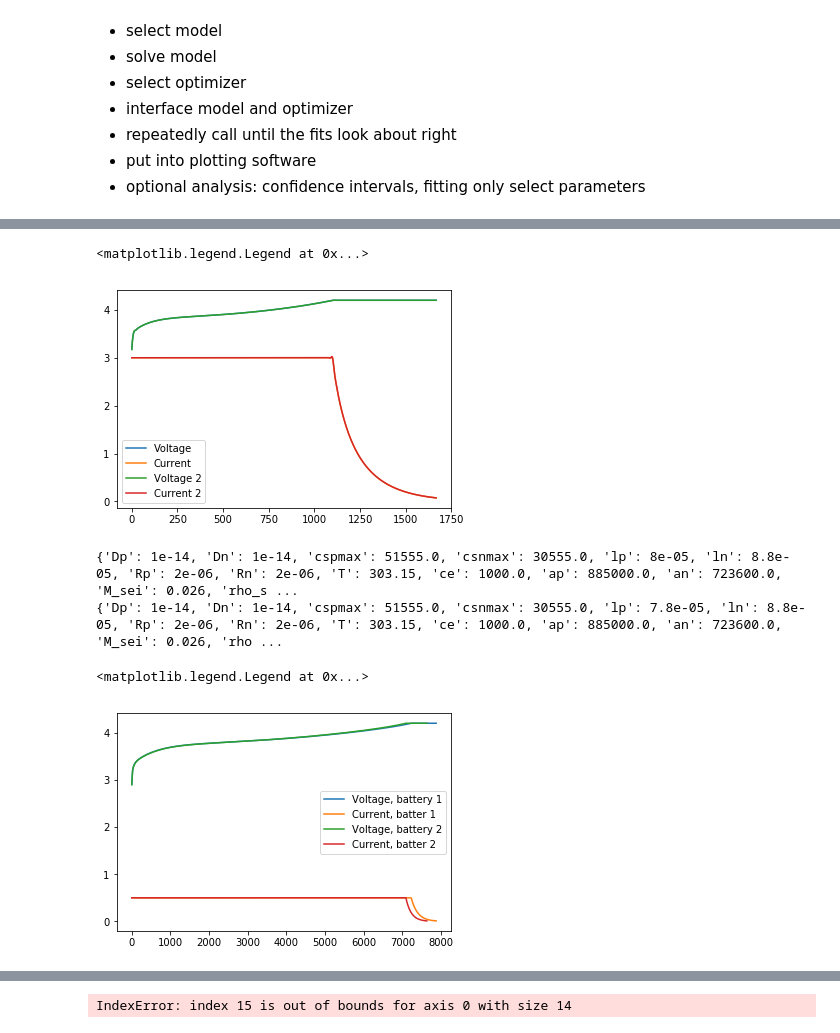
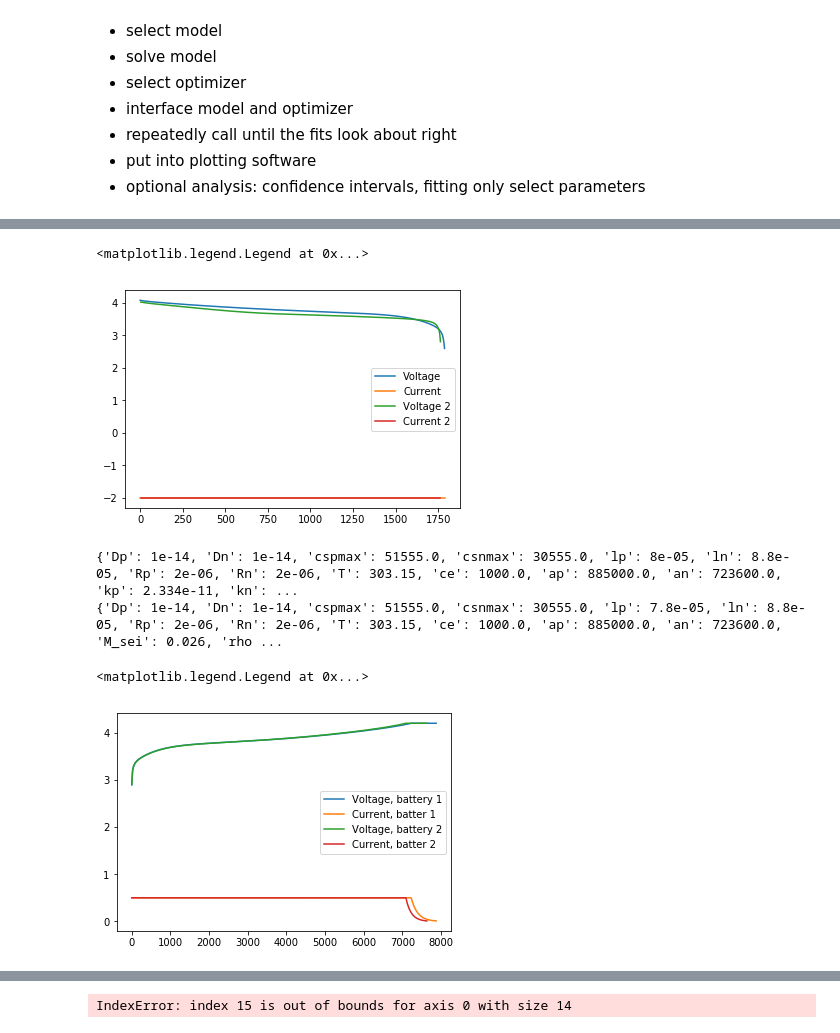
Before and after one commit to nealde/Ampere, a Jupyter notebook: Batt500_demo.ipynb, the cells around one changed output, grey strips where cells are left out. Drawn from its saved outputs; the diff is of its cells as text; code cells hidden in the pictures.

```diff
--- a/Batt500_demo.ipynb
+++ b/Batt500_demo.ipynb
@@ -108,0 +137,15 @@ print(spm1.discharge_ICs)
+# %%
+# look at SEI SPM model
+spm1 = SingleParticleFDSEI()
+cycle_0 = spm1.discharge(current=5.0)
+spm1.charge(current=1.0)
+print(spm1.current_state)
+# cycle_0 = spm1.cycle()
+for i in range(1000):
+    spm1.discharge(current=5.0, from_current_state=True)
+    spm1.charge(current=5.0, from_current_state=True)
+print(spm1.current_state)
+
+cycle_101 = spm1.discharge(current=5.0, from_current_state=True)
+plt.plot(cycle_0[0], cycle_0[1])
+plt.plot(cycle_101[0], cycle_101[1])
@@ -109,23 +177,24 @@ print(spm1.discharge_ICs)
 # %%
 import time
 st = time.time()
 # for i in range(500):
-data = spm1.charge(current=3.0, trim=True)
-spm2 = SingleParticleFDSEI()
-data2 = spm2.charge(current=3.0, trim=True)
-# print(data.curr)
-# print(spm1.current_state)
-# data = spm1.discharge(current=1.0, trim=True, from_current_state=True)
+data = spm1.discharge(current=2.0, trim=True)
+rim=True, from_current_state=True)
 # print((time.time()-st)/500)
 plt.plot(data[0], data[1], label = 'Voltage')
 plt.plot(data[0], data[2], label = 'Current')
 
+# plt.plot(data2[0], data2[1], label = 'Voltage 2')
+# plt.plot(data2[0], data2[2], label = 'Current 2')
+
 plt.plot(data2[0], data2[1], label = 'Voltage 2')
 plt.plot(data2[0], data2[2], label = 'Current 2')
+
+
 plt.legend()
 # %% [output]
 <matplotlib.legend.Legend at 0x...>
-[figure, old version]
+[figure, new version]
 # %%
 # generate experimental data with some set of parameters
 
@@ -153,7 +222,7 @@ plt.plot(data2[0], data2[2], label='Current, batter 2')
 
 plt.legend()
 # %% [output]
-{'Dp': 1e-14, 'Dn': 1e-14, 'cspmax': 51555.0, 'csnmax': 30555.0, 'lp': 8e-05, 'ln': 8.8e-05, 'Rp': 2e-06, 'Rn': 2e-06, 'T': 303.15, 'ce': 1000.0, 'ap': 885000.0, 'an': 723600.0, 'M_sei': 0.026, 'rho_s ...
+{'Dp': 1e-14, 'Dn': 1e-14, 'cspmax': 51555.0, 'csnmax': 30555.0, 'lp': 8e-05, 'ln': 8.8e-05, 'Rp': 2e-06, 'Rn': 2e-06, 'T': 303.15, 'ce': 1000.0, 'ap': 885000.0, 'an': 723600.0, 'kp': 2.334e-11, 'kn': ...
 {'Dp': 1e-14, 'Dn': 1e-14, 'cspmax': 51555.0, 'csnmax': 30555.0, 'lp': 7.8e-05, 'ln': 8.8e-05, 'Rp': 2e-06, 'Rn': 2e-06, 'T': 303.15, 'ce': 1000.0, 'ap': 885000.0, 'an': 723600.0, 'M_sei': 0.026, 'rho ...
 <matplotlib.legend.Legend at 0x...>
 [figure]
```
Also changed, not shown: parts of 13 cells of this notebook, 15 other files.
